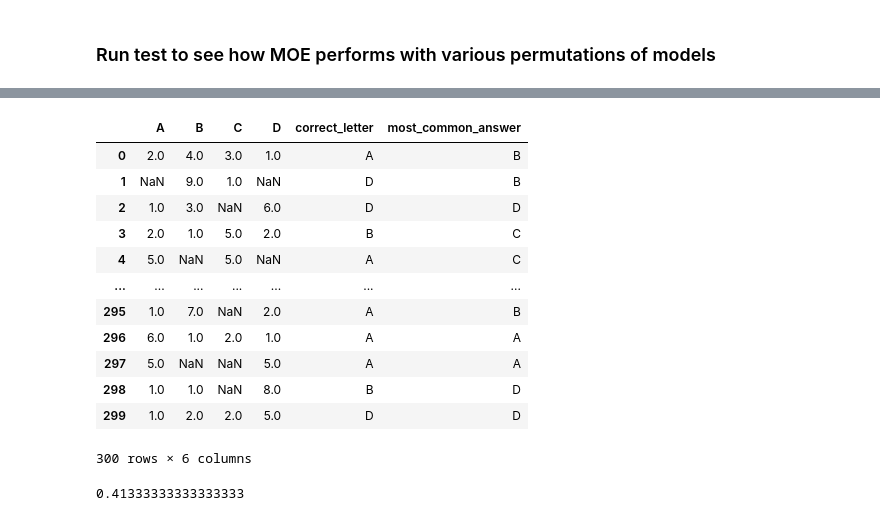
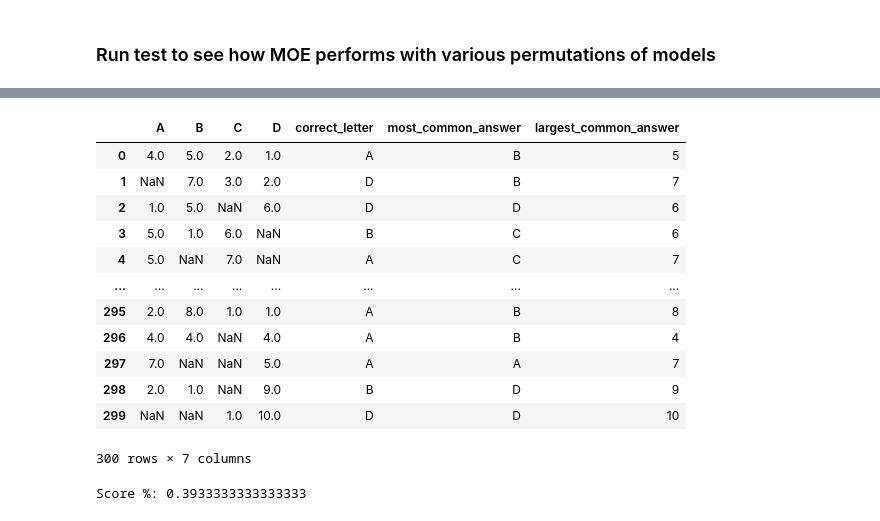
Before and after one commit to autogenai/easy-problems-that-llms-get-wrong, a Jupyter notebook: mixture-of-experts.ipynb, the cells around one changed output, grey strips where cells are left out. Saved outputs shown, nothing was run; the diff lists cells and outputs as text; code cells hidden in the pictures.

```diff
--- a/mixture-of-experts.ipynb
+++ b/mixture-of-experts.ipynb
@@ -6,5 +11,5 @@ import pandas as pd
 # %%
-answers_save_path = './2024-06-21-Multi-Benchmark (temp=0)/auto_eval_outputs'
+answers_save_path = './2024-07-20-Multi-Benchmark/auto_eval_outputs'
 
 all_llm_answers = load_all_llm_answers_from_json(answers_save_path, prefix_replace='auto_eval-')
 
@@ -63,6 +68,7 @@ for llm_model in list(all_llm_answers.keys()):
         normalized_choices_dict_inv = dict(zip(sorted(row['multiple_choice']), ['A', 'B', 'C', 'D']))
         presented_choices_dict = dict(zip(['A', 'B', 'C', 'D'], row['multiple_choice']))
         correct_answer = presented_choices_dict[row['correct_letter']]
+        row['correct'] = row['correct_letter'] == row['json_answer_letter']
         assert(row['correct_answer'] == correct_answer)
         normalized_correct_letter = normalized_choices_dict_inv[correct_answer]
         if row['json_answer_letter'] not in presented_choices_dict:
@@ -74,6 +80,7 @@ for llm_model in list(all_llm_answers.keys()):
             'question': row['question'],
             # 'selected_answer': selected_answer,
             # 'correct_answer': correct_answer,
+            'correct': row['correct'],
             'normalized_correct_letter': normalized_correct_letter,
             'normalized_choice_letter': normalized_choice_letter,
         })
@@ -87,7 +94,8 @@ for llm_model in list(all_llm_answers.keys()):
         'index': ('bench', 'index'),
         'question': ('bench', 'question'),
         'normalized_correct_letter': ('bench', 'normalized_correct_letter'),
-        'normalized_choice_letter': (llm_model, 'normalized_choice_letter')
+        'normalized_choice_letter': (llm_model, 'normalized_choice_letter'),
+        'correct': (llm_model, 'correct'),
     }
     grouped_columns_map = [columns_mapping[col] for col in data.columns if col in columns_mapping]
     grouped_columns = pd.MultiIndex.from_tuples(grouped_columns_map)
@@ -194,38 +220,42 @@ def get_most_common_or_random(row):
         # If there's more than one most frequent letter, pick one randomly
         return np.random.choice(most_common_choices)
 # %%
-subset_norm_choice_cols = [col for col in norm_choice_cols if col[0] in [
-                            "claude-3-5-sonnet-20240620",
-                            "gpt-4o",
-                            "claude-3-opus-20240229",
-                            "gpt-4-turbo-preview",
-                            "gemini-1_5-pro",
-                            "open-mixtral-8x22b",
-                            "meta_llama3-70b-instruct-v1_0"
-                           ]]
+# subset_norm_choice_cols = [col for col in norm_choice_cols if col[0] in [
+#                             'claude-3-5-sonnet-20240620',
+#                             'claude-3-opus-20240229',
+#                             'gemini-1_5-pro',
+#                             'gpt-4o',
+#                             'open-mixtral-8x22b',
+#                            ]]
+
+subset_norm_choice_cols = norm_choice_cols
 # %%
+
 answer_values = moe_llm_answers_comb_df.apply(axis='columns',
-    func=lambda x: x[norm_choice_cols].value_counts())
+    func=lambda x: x[subset_norm_choice_cols].value_counts())
 most_common_answer = moe_llm_answers_comb_df.apply(axis='columns',
-    func=lambda x: get_most_common_or_random(x[norm_choice_cols]), result_type='expand')
+    func=lambda x: get_most_common_or_random(x[subset_norm_choice_cols]), result_type='expand')
+largest_common_answer = moe_llm_answers_comb_df.apply(axis='columns',
+    func=lambda x: x[subset_norm_choice_cols].value_counts().max())
 answer_values['correct_letter'] = moe_llm_answers_comb_df['bench']['normalized_correct_letter']
 answer_values['most_common_answer'] = most_common_answer
-answer_values
+answer_values['largest_common_answer'] = largest_common_answer
+display(answer_values)
+
+correct = (answer_values['correct_letter'] == answer_values['most_common_answer']).sum() / len(answer_values)
+print('Score %:', correct)
 # %% [output]
-|  | A | B | C | D | correct_letter | most_common_answer |
-| 0 | 2.0 | 4.0 | 3.0 | 1.0 | A | B |
-| 1 | NaN | 9.0 | 1.0 | NaN | D | B |
-| 2 | 1.0 | 3.0 | NaN | 6.0 | D | D |
-| 3 | 2.0 | 1.0 | 5.0 | 2.0 | B | C |
-| 4 | 5.0 | NaN | 5.0 | NaN | A | C |
-| ... | ... | ... | ... | ... | ... | ... |
-| 295 | 1.0 | 7.0 | NaN | 2.0 | A | B |
-| 296 | 6.0 | 1.0 | 2.0 | 1.0 | A | A |
-| 297 | 5.0 | NaN | NaN | 5.0 | A | A |
-| 298 | 1.0 | 1.0 | NaN | 8.0 | B | D |
-| 299 | 1.0 | 2.0 | 2.0 | 5.0 | D | D |
+|  | A | B | C | D | correct_letter | most_common_answer | largest_common_answer |
+| 0 | 4.0 | 5.0 | 2.0 | 1.0 | A | B | 5 |
+| 1 | NaN | 7.0 | 3.0 | 2.0 | D | B | 7 |
+| 2 | 1.0 | 5.0 | NaN | 6.0 | D | D | 6 |
+| 3 | 5.0 | 1.0 | 6.0 | NaN | B | C | 6 |
+| 4 | 5.0 | NaN | 7.0 | NaN | A | C | 7 |
+| ... | ... | ... | ... | ... | ... | ... | ... |
+| 295 | 2.0 | 8.0 | 1.0 | 1.0 | A | B | 8 |
+| 296 | 4.0 | 4.0 | NaN | 4.0 | A | B | 4 |
+| 297 | 7.0 | NaN | NaN | 5.0 | A | A | 7 |
+| 298 | 2.0 | 1.0 | NaN | 9.0 | B | D | 9 |
+| 299 | NaN | NaN | 1.0 | 10.0 | D | D | 10 |
-300 rows × 6 columns
+300 rows × 7 columns
+Score %: 0.3933333333333333
-# %%
-(answer_values['correct_letter'] == answer_values['most_common_answer']).sum() / len(answer_values)
-# %% [output]
-0.41333333333333333
```
Also changed, not shown: parts of 15 cells of this notebook.
